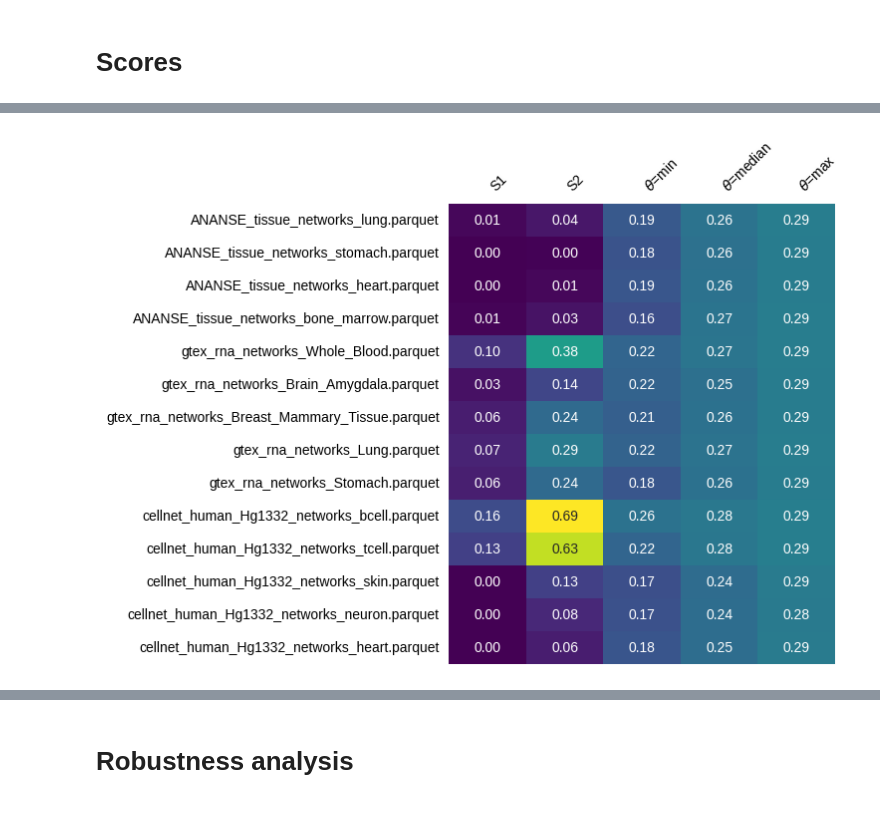
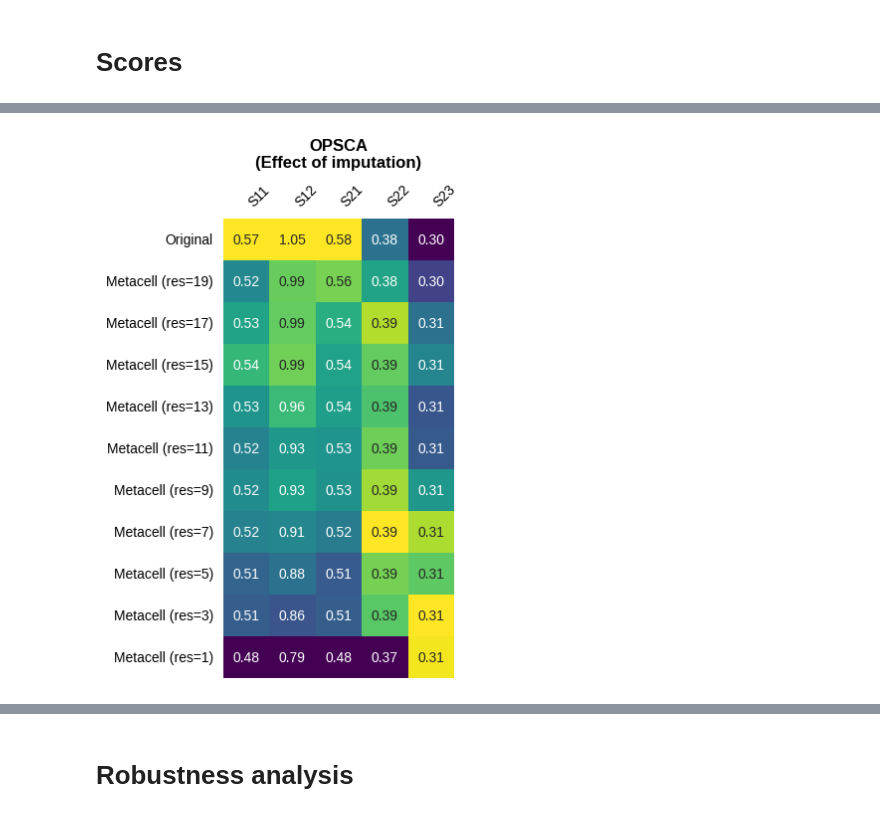
Before and after one commit to janursa/grn_benchmark, a Jupyter notebook: notebooks/process_results.ipynb, the cells around one changed output, grey strips where cells are left out. Cells and saved outputs as stored; diff of their text form; code cells hidden in the pictures.

```diff
--- a/notebooks/process_results.ipynb
+++ b/notebooks/process_results.ipynb
@@ -52,9 +204,8 @@ for i, dataset in enumerate(datasets[1:]):
 
     ax = axes[i]
     plot_heatmap(scores_mat, name='', ax=ax, cmap="viridis")
-    ax.set_title(f'{surragate_names[dataset]}', pad=10, fontsize=12)
+    ax.set_title(f'{surragate_names[dataset]}', pad=10, fontsize=12, fontweight='bold')
 
-# fig.suptitle('(A) Regression scores', y=1.2, fontsize=12, fontweight='bold')
-# scores_ridge
-# fig.savefig(f"{results_folder}/benchmark/figs/benchmark_scores_skeleton_binarized.png", dpi=300, transparent=True, bbox_inches='tight')
+# fig.suptitle(f'Evaluation scores', y=1.1, fontsize=12, fontweight='bold')
+fig.savefig(f"{results_folder}/benchmark/figs/evaluation_scores_other_datasets.png", dpi=300, transparent=True, bbox_inches='tight')
 # %% [output]
@@ -88,13 +302,15 @@ for i, reg_type in enumerate(['ridge', 'GB']):
 # %%
-fig, axes = plt.subplots(1, 1, figsize=(5, 6), sharey=False)
-dataset='op'
-ax = axes
-scores_mat = pd.read_csv(f'{scores_dir}/{dataset}/X_norm-50000-skeleton_False-binarize_True-ridge-global-True.csv', index_col=0)
+fig, ax = plt.subplots(1, 1, figsize=(3, 6), sharey=False)
+
+scores_mat = pd.read_csv(f'{task_grn_inference_dir}/output/metacells/scores_all.csv', index_col=0)
 scores_mat.columns = scores_mat.columns.map(surragate_names)
-# scores_mat.index = scores_mat.index.map(surragate_names)
+scores_mat.index = scores_mat.index.map(lambda name: 'Original' if name == -1 else f'Metacell (res={name})')
 
+index_oder = ['Original'] + [f'Metacell (res={name})' for name in range(19, 0, -2)]
 
+scores_mat = scores_mat.reindex(index=index_oder)
 plot_heatmap(scores_mat, name='', ax=ax, cmap="viridis")
-# ax.set_title(f"{surragate_names[dataset]} (Ridge)-(Skeleton applied)", pad=10, fontsize=12)
+ax.set_title(f"{surragate_names[dataset]}\n(Effect of imputation)", pad=10, fontsize=12, fontweight='bold')
+fig.savefig(f"{results_folder}/benchmark/figs/evaluation_scores_imputation.png", dpi=300, transparent=True, bbox_inches='tight')
 # %% [output]
-[figure, old version]
+[figure, new version]
```
Also changed, not shown: parts of 23 cells of this notebook, 6 other files.
